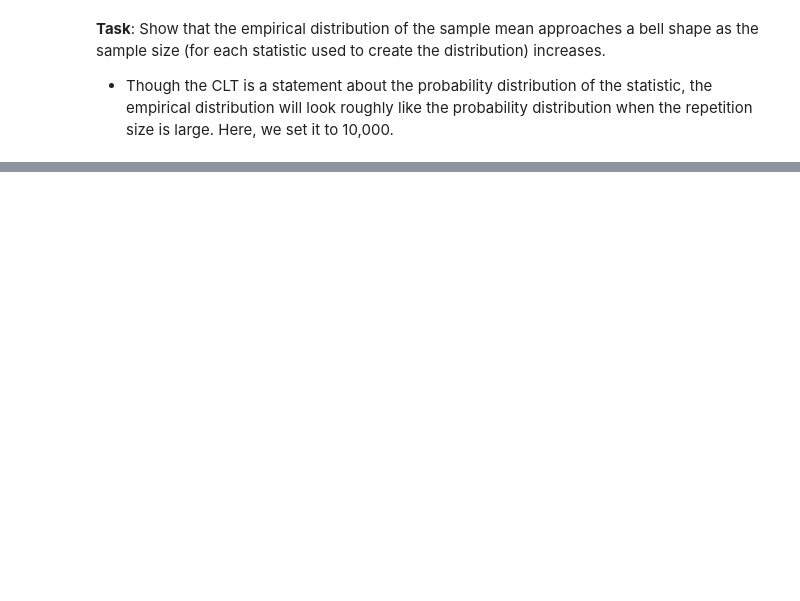
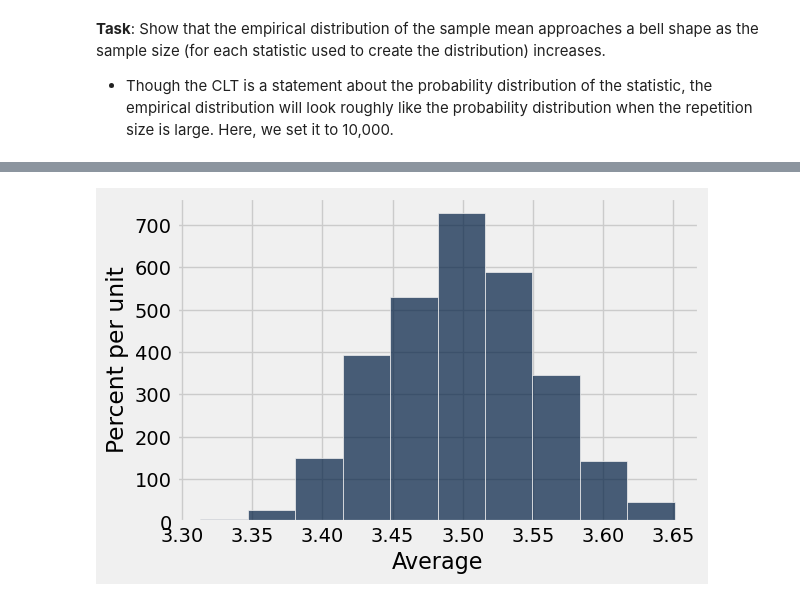
Before and after one commit to data-8/materials-su25, a Jupyter notebook: lec/lec24/lec24.ipynb, the cells around one changed output, grey strips where cells are left out. Drawn from its saved outputs; the diff is of its cells as text; code cells hidden in the pictures; blank space fills up the shorter version.

```diff
--- a/lec/lec24/lec24.ipynb
+++ b/lec/lec24/lec24.ipynb
@@ -111,0 +197,2 @@ After rolling 1,000,000 fair 6-sided dice, which of these histograms would you e
+# %%
+one_million_roll_table = Table().with_columns('Die Spot', one_million_die_rolls)
@@ -111,0 +203,7 @@ After rolling 1,000,000 fair 6-sided dice, which of these histograms would you e
+# %%
+group_averages = make_array()
+start = 0
+for i in np.arange(1000):
+    group_average = np.average(one_million_roll_table.take(np.arange(start, start + 1000)).column('Die Spot'))
+    group_averages = np.append(group_averages, group_average)
+    start = start + 1000
@@ -111,0 +230,4 @@ After rolling 1,000,000 fair 6-sided dice, which of these histograms would you e
+# %%
+Table().with_columns('Average', group_averages).hist()
+# %% [output]
+[figure, added]
```
Also changed, not shown: parts of 30 cells of this notebook.
